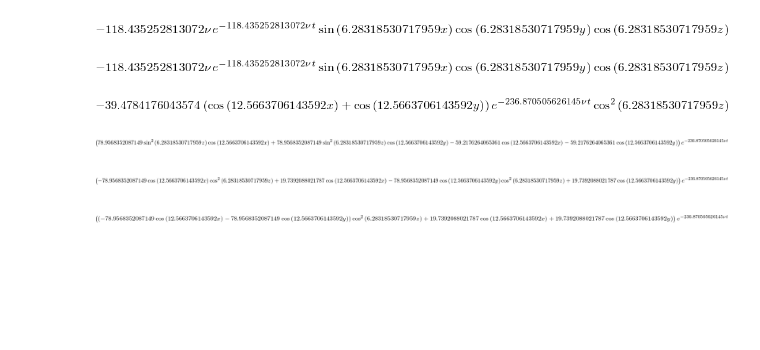
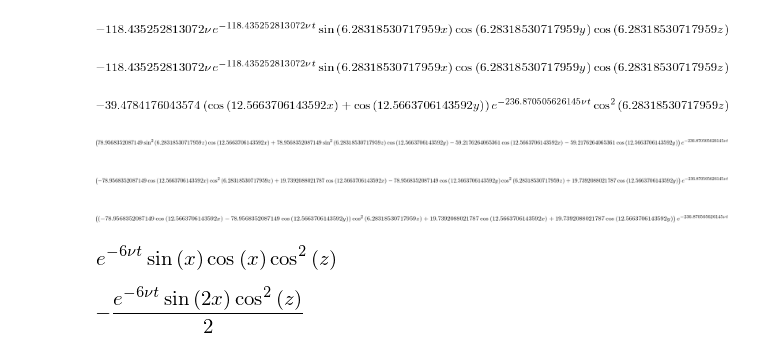
Before and after one commit to beganthewit/dns, a Jupyter notebook: TaylorGreen/TaylorGreenExperiments.ipynb, the cells around one changed output. Saved outputs shown, nothing was run; the diff lists cells and outputs as text; code cells hidden in the pictures; blank space fills up the shorter version.

```diff
--- a/TaylorGreen/TaylorGreenExperiments.ipynb
+++ b/TaylorGreen/TaylorGreenExperiments.ipynb
@@ -362,3 +357,16 @@ simplify(expand(foo))
 collect(simplify(expand(foo)),cos(2*pi*z)**2)
 # %% [output]
 [figure]
+# %%
+u = sin(x)*cos(y)*cos(z)*exp(-3*nu*t)
+v = -cos(x)*sin(y)*cos(z)*exp(-3*nu*t)
+p = (cos(2*x)+cos(2*y))*exp(-6*nu*t)/4*cos(z)**2
+w = 0.
+# %%
+simplify(u*diff(u,x)+v*diff(u,y)+w*diff(u,z))
+# %% [output]
+[figure, added]
+# %%
+diff(p,x)
+# %% [output]
+[figure, added]
```
Also changed, not shown: parts of 26 cells of this notebook, 3 other files.
